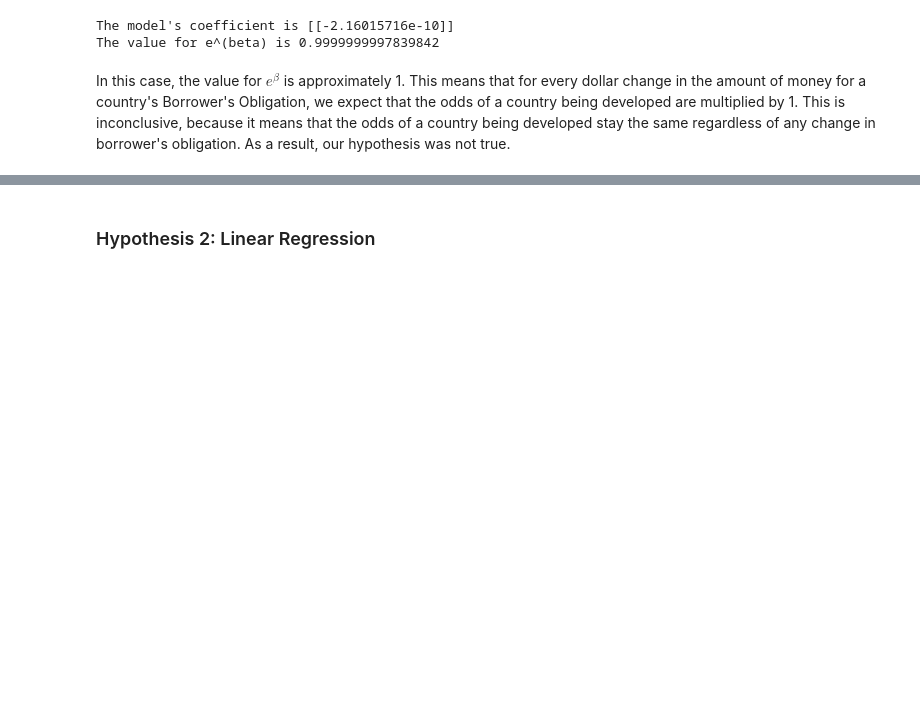
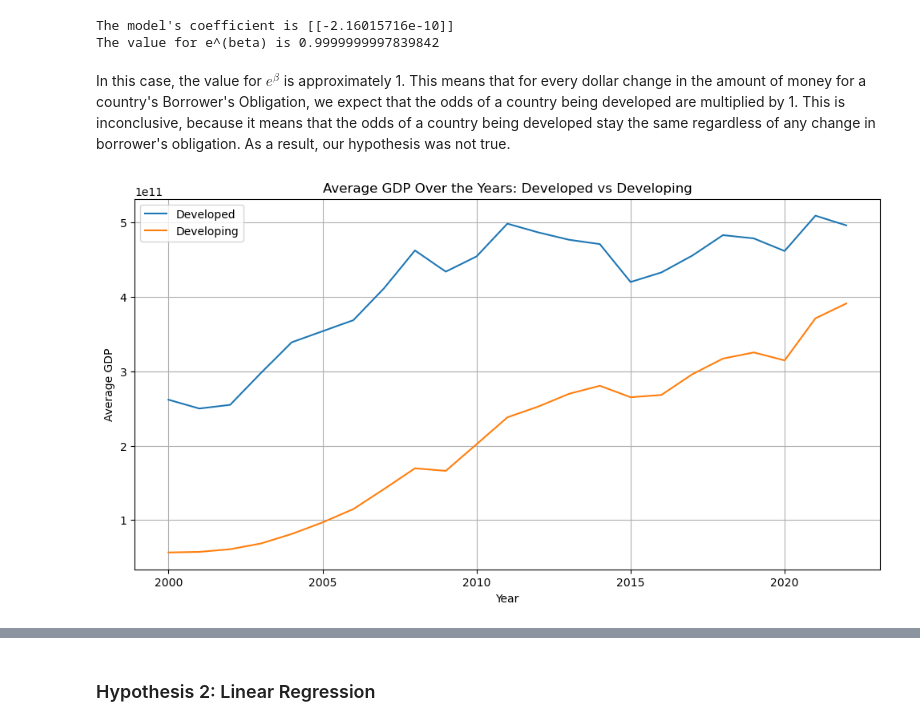
Before and after one commit to adityakakade432/info2950_final_project, a Jupyter notebook: Phase_4_Notebook.ipynb, the cells around one changed output, grey strips where cells are left out. Drawn from its saved outputs; the diff is of its cells as text; code cells hidden in the pictures; blank space fills up the shorter version.

```diff
--- a/Phase_4_Notebook.ipynb
+++ b/Phase_4_Notebook.ipynb
@@ -98,3 +412,17 @@ The model's coefficient is [[-2.16015716e-10]]
 The value for e^(beta) is 0.9999999997839842
 # %% [markdown]
 In this case, the value for $e^\beta$ is approximately 1.  This means that for every dollar change in the amount of money for a country's Borrower's Obligation, we expect that the odds of a country being developed are multiplied by 1.  This is inconclusive, because it means that the odds of a country being developed stay the same regardless of any change in borrower's obligation.  As a result, our hypothesis was not true.
+# %%
+#plotting a line graph of the average GDP growth over the years
+#for developed vs developing countries
+plt.figure(figsize=(12,6))
+developed_df.loc[:, '2000':'2022'].mean().plot(label='Developed')
+developing_df.loc[:, '2000':'2022'].mean().plot(label='Developing')
+plt.title('Average GDP Over the Years: Developed vs Developing')
+plt.xlabel('Year')
+plt.ylabel('Average GDP')
+plt.legend()
+plt.grid(True)
+plt.show()
+# %% [output]
+[figure, added]
```
Also changed, not shown: parts of 30 cells of this notebook.
